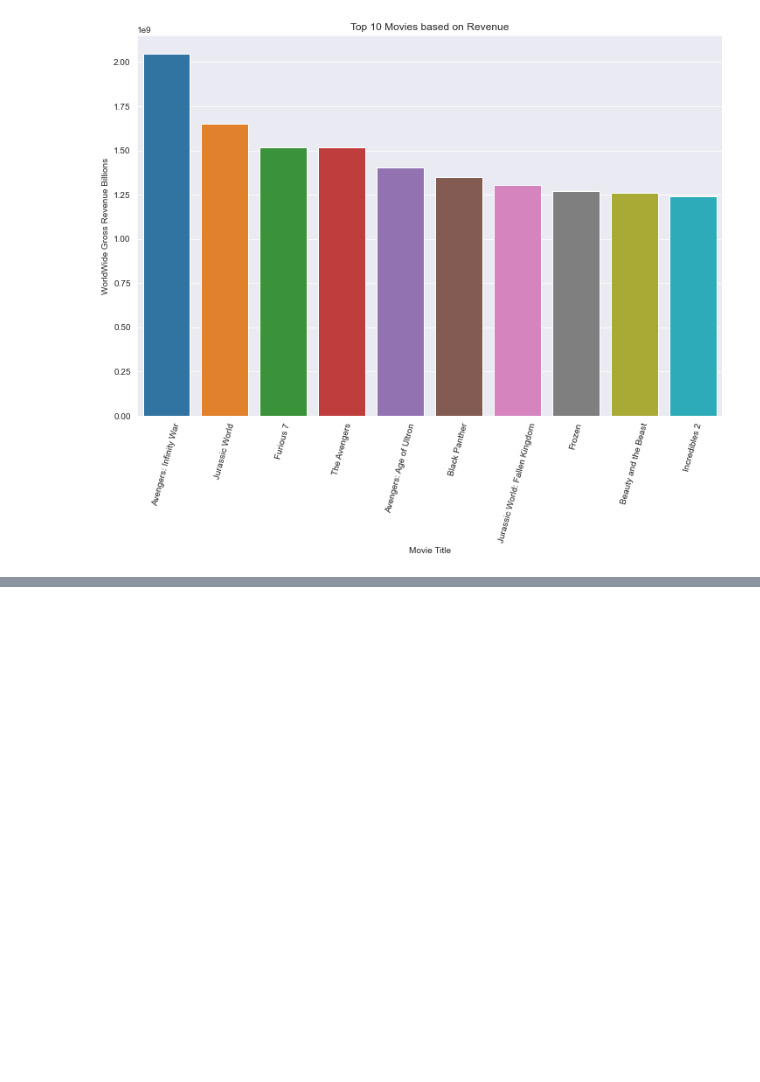
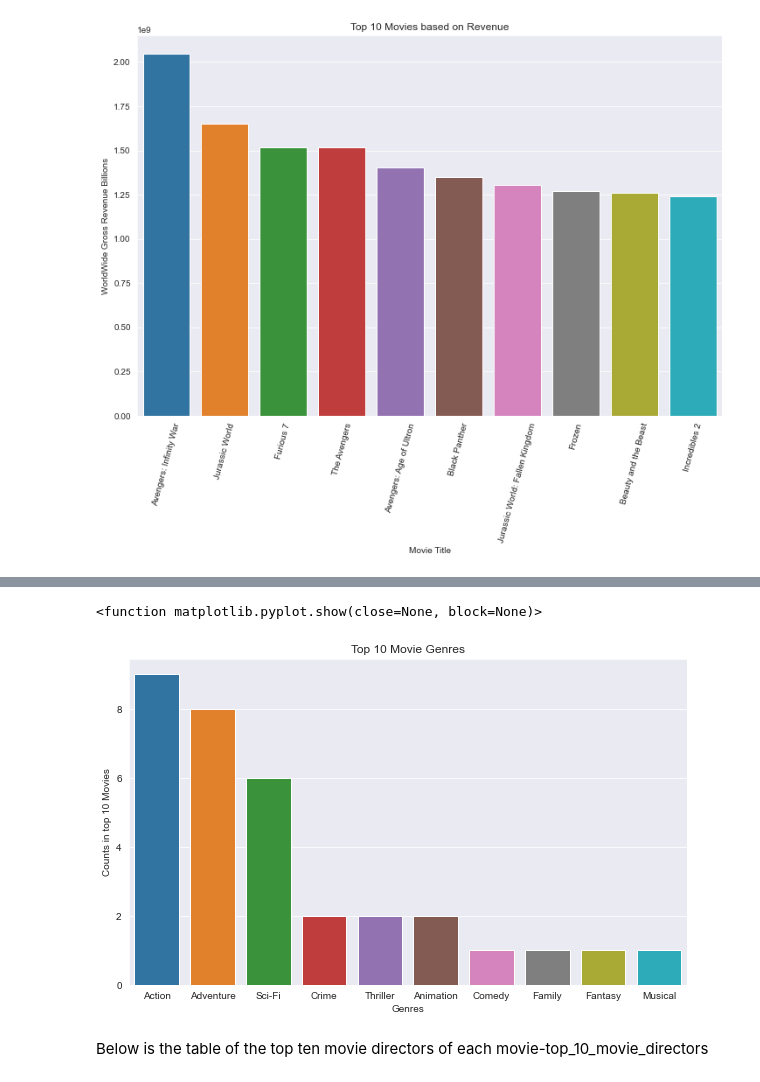
Before and after one commit to GraceRotich/project1-phaseone, a Jupyter notebook: student.ipynb, the cells around one changed output, grey strips where cells are left out. Saved outputs shown, nothing was run; the diff lists cells and outputs as text; code cells hidden in the pictures; blank space fills up the shorter version.

```diff
--- a/student.ipynb
+++ b/student.ipynb
@@ -507,0 +526,15 @@ Shown below is a bar plot of the top ten profitable movie genres and the number
+# %%
+top_10_genre, ax = plt.subplots(figsize=(10,6))
+genree = list(genre_counts.keys())
+genre_no = list(genre_counts.values())
+sns.set_style('darkgrid')
+sns.barplot(x=genree, y=genre_no)
+ax.set_xlabel('Genres')
+ax.set_ylabel('Counts in top 10 Movies')
+ax.set_title('Top 10 Movie Genres')
+plt.show
+# %% [output]
+<function matplotlib.pyplot.show(close=None, block=None)>
+[figure, added]
+# %% [markdown]
+Below is the table of the top ten movie directors of each movie-top_10_movie_directors
```
Also changed, not shown: parts of 3 cells of this notebook.
